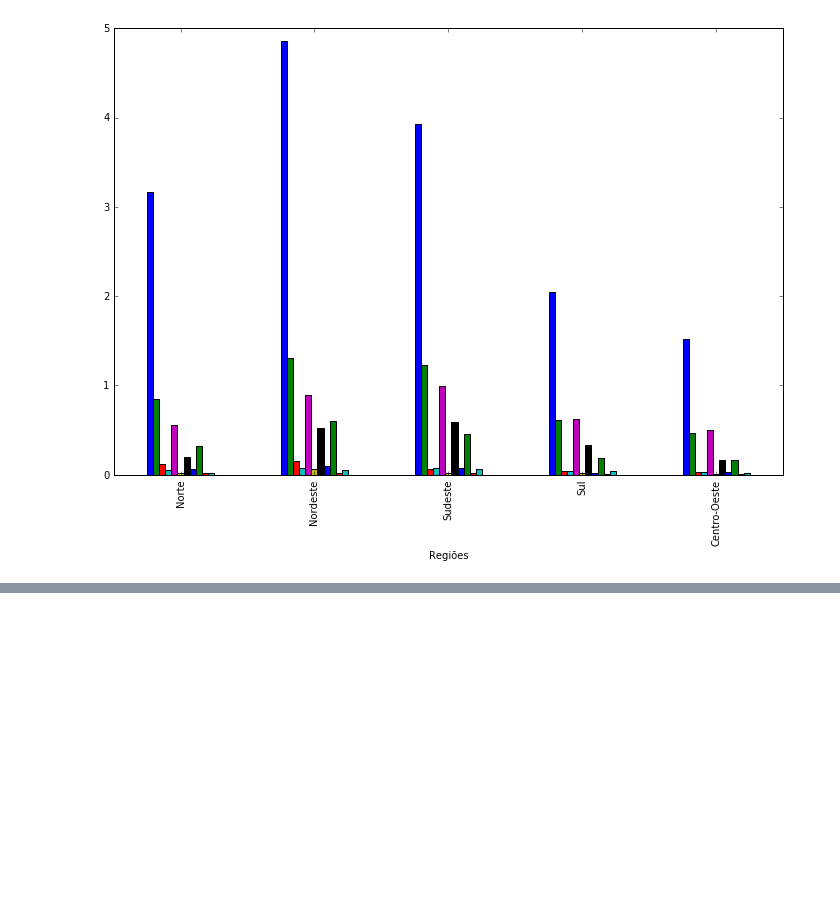
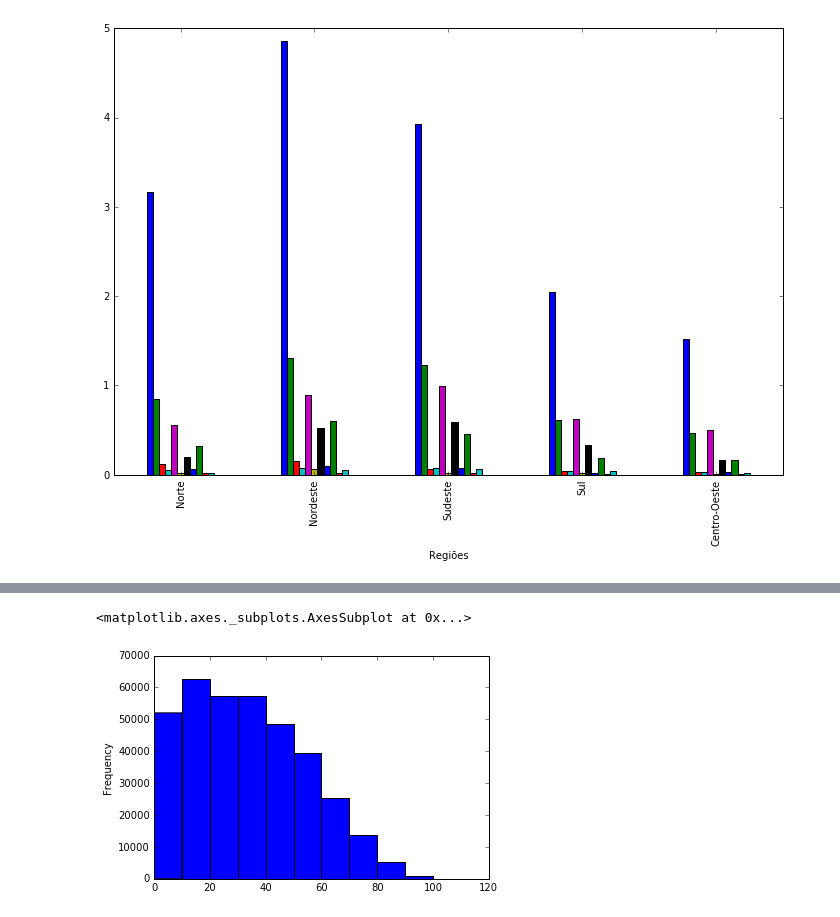
Before and after one commit to BrunaKimura/CD, a Jupyter notebook: aula2/Aula02_Atividade_Variáveis_Qualitativas_com_PNAD.ipynb, the cells around one changed output, grey strips where cells are left out. Drawn from its saved outputs; the diff is of its cells as text; code cells hidden in the pictures; blank space fills up the shorter version.

```diff
--- a/aula2/Aula02_Atividade_Variáveis_Qualitativas_com_PNAD.ipynb
+++ b/aula2/Aula02_Atividade_Variáveis_Qualitativas_com_PNAD.ipynb
@@ -361,0 +377,4 @@ plot = ct.plot(kind='bar',legend = False, figsize=(12,8))
+# %%
+faixa=arange(0,  120, 10)
+a = pd.cut(dados.Idade, faixa).value_counts(True)*100
+a
@@ -361,0 +399,5 @@ plot = ct.plot(kind='bar',legend = False, figsize=(12,8))
+# %%
+dados.Idade.plot.hist(bins=faixa)
+# %% [output]
+<matplotlib.axes._subplots.AxesSubplot at 0x...>
+[figure, added]
```
Also changed, not shown: parts of 17 cells of this notebook.
